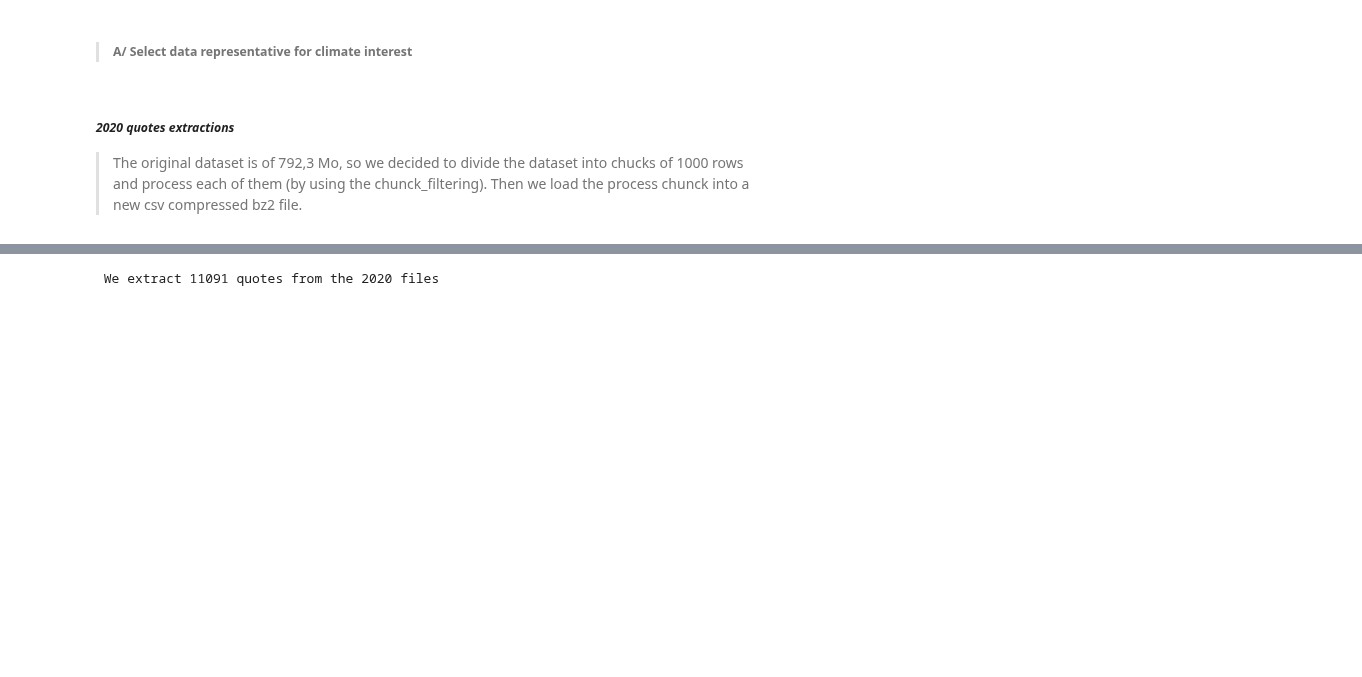
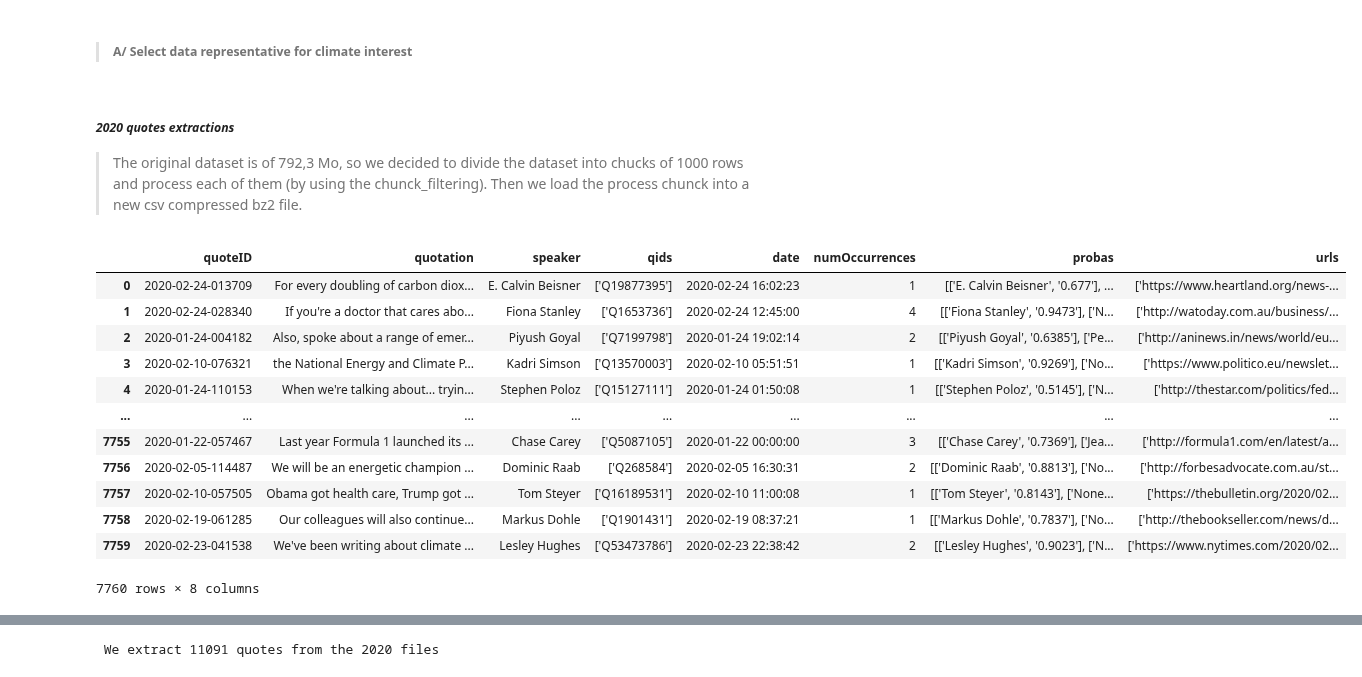
Before and after one commit to epfl-ada/ada-2021-project-avada-kedavra, a Jupyter notebook: da.ipynb, the cells around one changed output, grey strips where cells are left out. Cells and saved outputs as stored; diff of their text form; code cells hidden in the pictures; blank space fills up the shorter version.

```diff
--- a/da.ipynb
+++ b/da.ipynb
@@ -51,3 +52,18 @@ for i, chunk in enumerate(df_reader):
         chunk_clean.to_csv(path_or_buf="data/clean_quotes-2020.bz2",compression='bz2',header=header, mode=mode, index = False )
 # %%
 quotes_2020= pd.read_csv('data/clean_quotes-2020.bz2', compression='bz2')
+quotes_2020
+# %% [output]
+|  | quoteID | quotation | speaker | qids | date | numOccurrences | probas | urls |
+| 0 | 2020-02-24-013709 | For every doubling of carbon diox... | E. Calvin Beisner | ['Q19877395'] | 2020-02-24 16:02:23 | 1 | [['E. Calvin Beisner', '0.677'], ... | ['https://www.heartland.org/news-... |
+| 1 | 2020-02-24-028340 | If you're a doctor that cares abo... | Fiona Stanley | ['Q1653736'] | 2020-02-24 12:45:00 | 4 | [['Fiona Stanley', '0.9473'], ['N... | ['http://watoday.com.au/business/... |
+| 2 | 2020-01-24-004182 | Also, spoke about a range of emer... | Piyush Goyal | ['Q7199798'] | 2020-01-24 19:02:14 | 2 | [['Piyush Goyal', '0.6385'], ['Pe... | ['http://aninews.in/news/world/eu... |
+| 3 | 2020-02-10-076321 | the National Energy and Climate P... | Kadri Simson | ['Q13570003'] | 2020-02-10 05:51:51 | 1 | [['Kadri Simson', '0.9269'], ['No... | ['https://www.politico.eu/newslet... |
+| 4 | 2020-01-24-110153 | When we're talking about... tryin... | Stephen Poloz | ['Q15127111'] | 2020-01-24 01:50:08 | 1 | [['Stephen Poloz', '0.5145'], ['N... | ['http://thestar.com/politics/fed... |
+| ... | ... | ... | ... | ... | ... | ... | ... | ... |
+| 7755 | 2020-01-22-057467 | Last year Formula 1 launched its ... | Chase Carey | ['Q5087105'] | 2020-01-22 00:00:00 | 3 | [['Chase Carey', '0.7369'], ['Jea... | ['http://formula1.com/en/latest/a... |
+| 7756 | 2020-02-05-114487 | We will be an energetic champion ... | Dominic Raab | ['Q268584'] | 2020-02-05 16:30:31 | 2 | [['Dominic Raab', '0.8813'], ['No... | ['http://forbesadvocate.com.au/st... |
+| 7757 | 2020-02-10-057505 | Obama got health care, Trump got ... | Tom Steyer | ['Q16189531'] | 2020-02-10 11:00:08 | 1 | [['Tom Steyer', '0.8143'], ['None... | ['https://thebulletin.org/2020/02... |
+| 7758 | 2020-02-19-061285 | Our colleagues will also continue... | Markus Dohle | ['Q1901431'] | 2020-02-19 08:37:21 | 1 | [['Markus Dohle', '0.7837'], ['No... | ['http://thebookseller.com/news/d... |
+| 7759 | 2020-02-23-041538 | We've been writing about climate ... | Lesley Hughes | ['Q53473786'] | 2020-02-23 22:38:42 | 2 | [['Lesley Hughes', '0.9023'], ['N... | ['https://www.nytimes.com/2020/02... |
+7760 rows × 8 columns
```
Also changed, not shown: parts of 23 cells of this notebook.
